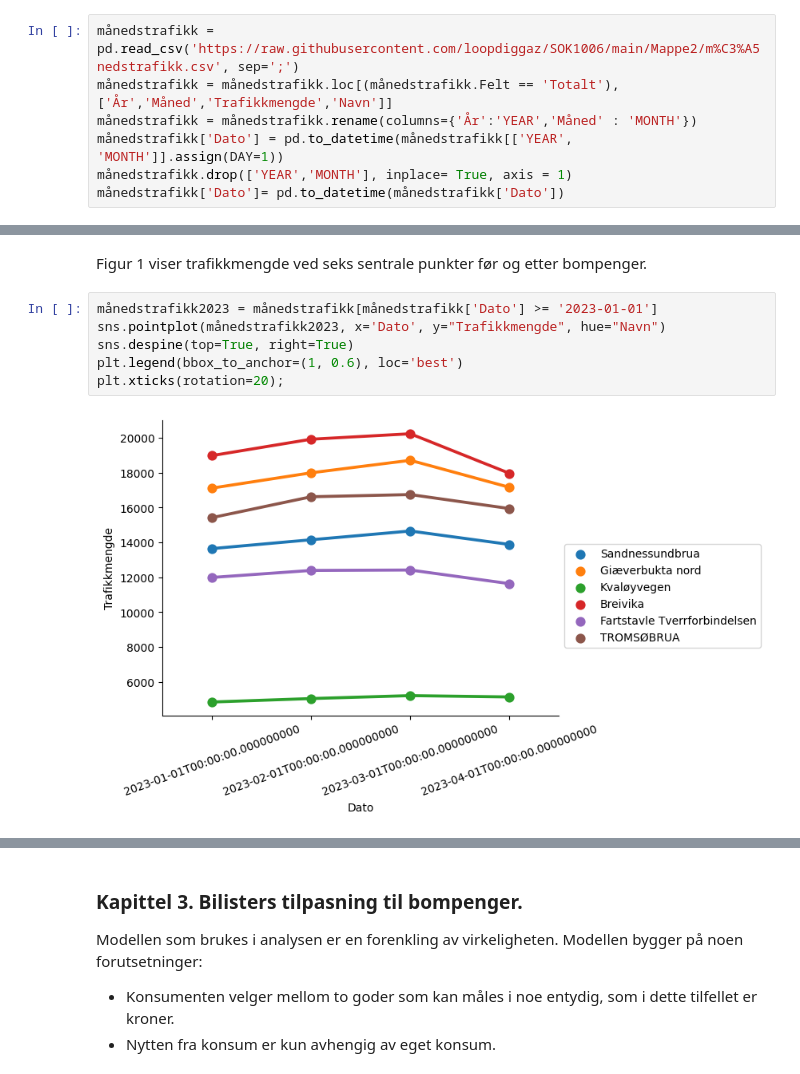
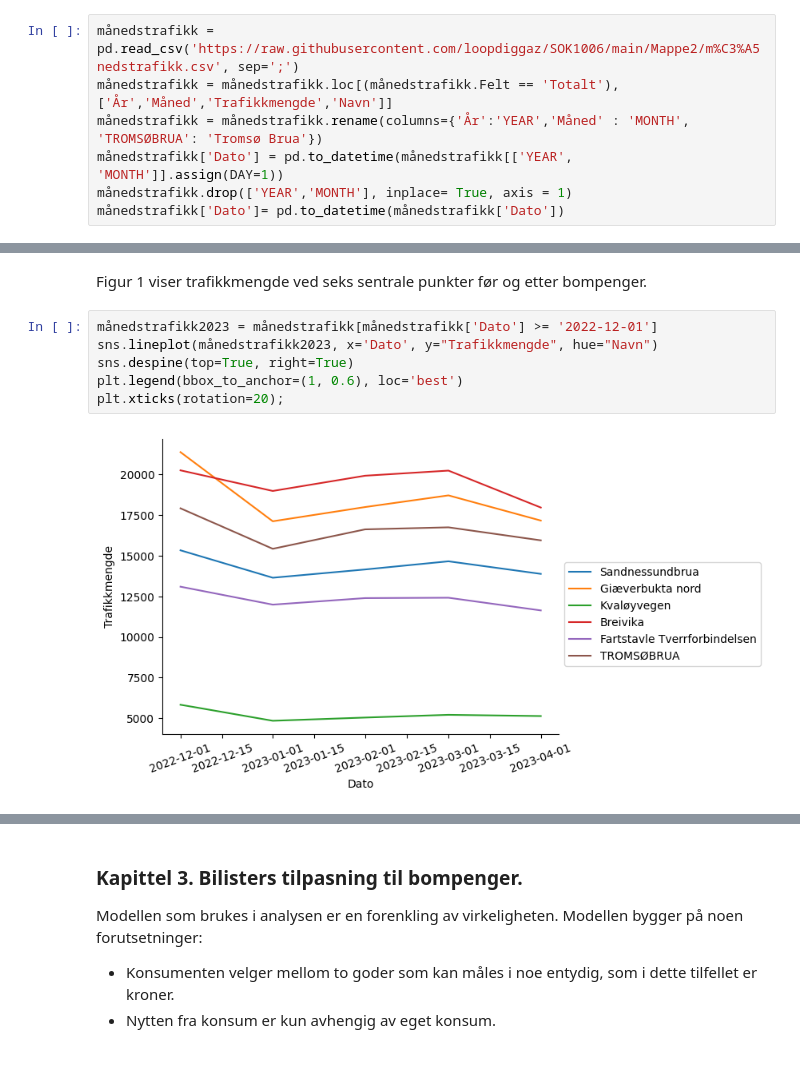
Before and after one commit to loopdiggaz/SOK-1006, a Jupyter notebook: Mappe2/mappeoppgave2_61.ipynb, the cells around one changed output, grey strips where cells are left out. Cells and saved outputs as stored; diff of their text form.

```diff
--- a/Mappe2/mappeoppgave2_61.ipynb
+++ b/Mappe2/mappeoppgave2_61.ipynb
@@ -52,7 +52,7 @@ Rushtidsavgift 06:30-09:00 og 15:00-17:00
 # %%
 månedstrafikk = pd.read_csv('https://raw.githubusercontent.com/loopdiggaz/SOK1006/main/Mappe2/m%C3%A5nedstrafikk.csv', sep=';')
 månedstrafikk = månedstrafikk.loc[(månedstrafikk.Felt == 'Totalt'), ['År','Måned','Trafikkmengde','Navn']]
-månedstrafikk = månedstrafikk.rename(columns={'År':'YEAR','Måned' : 'MONTH'})
+månedstrafikk = månedstrafikk.rename(columns={'År':'YEAR','Måned' : 'MONTH', 'TROMSØBRUA': 'Tromsø Brua'})
 månedstrafikk['Dato'] = pd.to_datetime(månedstrafikk[['YEAR', 'MONTH']].assign(DAY=1))
 månedstrafikk.drop(['YEAR','MONTH'], inplace= True, axis = 1)
 månedstrafikk['Dato']= pd.to_datetime(månedstrafikk['Dato'])
@@ -74,13 +80,13 @@ ax.set_title('Trafikkmengde ved sentrale punkter før og etter bompenger');
 # %% [markdown]
 Figur 1 viser trafikkmengde ved seks sentrale punkter før og etter bompenger.
 # %%
-månedstrafikk2023 = månedstrafikk[månedstrafikk['Dato'] >= '2023-01-01']
-sns.pointplot(månedstrafikk2023, x='Dato', y="Trafikkmengde", hue="Navn")
+månedstrafikk2023 = månedstrafikk[månedstrafikk['Dato'] >= '2022-12-01']
+sns.lineplot(månedstrafikk2023, x='Dato', y="Trafikkmengde", hue="Navn")
 sns.despine(top=True, right=True)
 plt.legend(bbox_to_anchor=(1, 0.6), loc='best')
 plt.xticks(rotation=20);
 # %% [output]
-[figure, old version]
+[figure, new version]
 # %%
 døgntrafikk = pd.read_csv('https://raw.githubusercontent.com/loopdiggaz/SOK1006/main/Mappe2/d%C3%B8gntrafikk.csv', sep=';')
 døgntrafikk = døgntrafikk.loc[(døgntrafikk.Felt == 'Totalt'), ['Dato','Trafikkmengde','Navn']]
```
Also changed, not shown: parts of 10 cells of this notebook, 2 other files.
